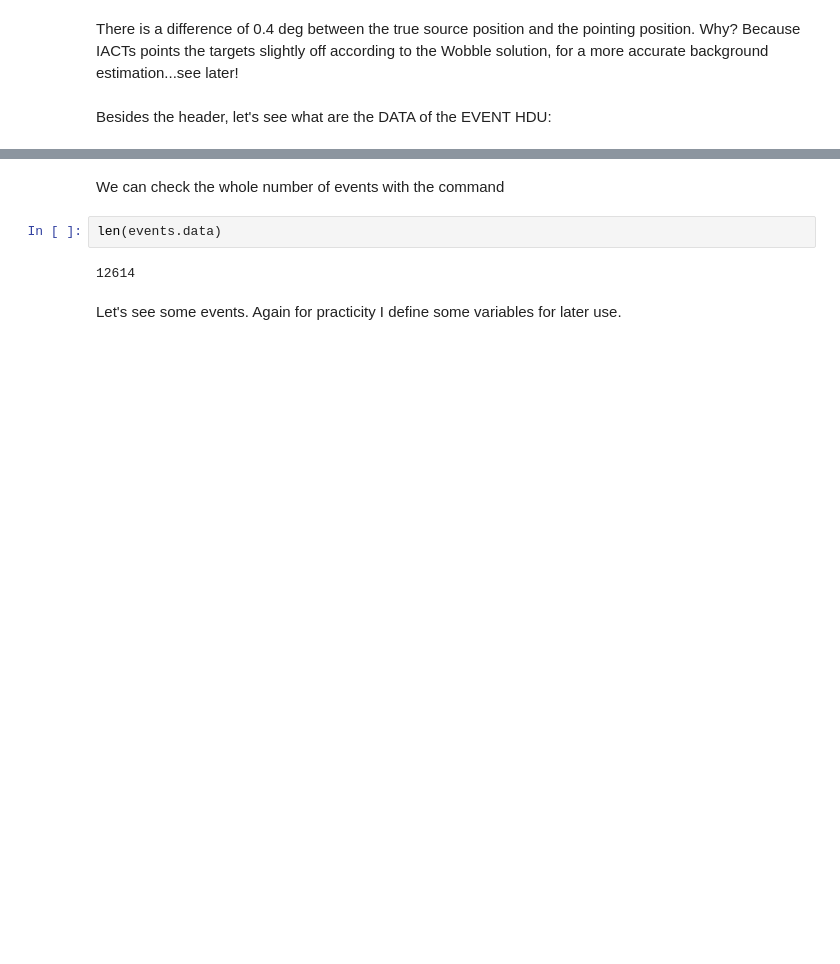
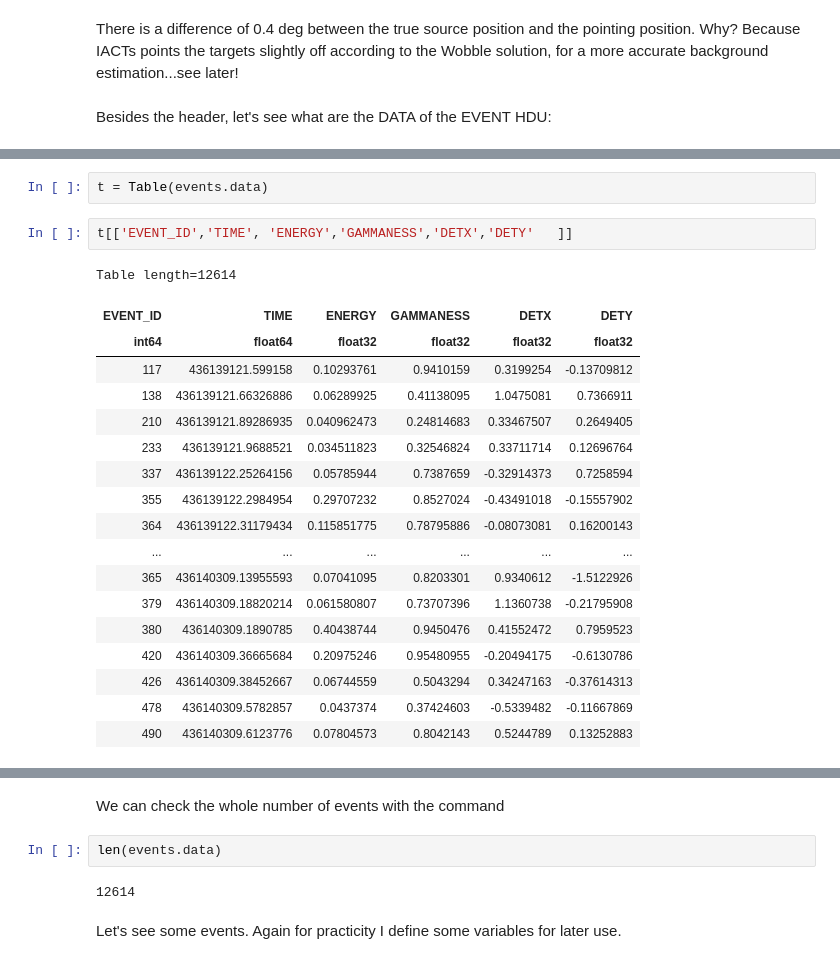
Before and after one commit to datacamp-astro/2022-arqus-bergen, a Jupyter notebook: hands_on/2_data_astro/astrodata_intro_astropy.ipynb, the cells around one changed output, grey strips where cells are left out. Cells and saved outputs as stored; diff of their text form; blank space fills up the shorter version.

```diff
--- a/hands_on/2_data_astro/astrodata_intro_astropy.ipynb
+++ b/hands_on/2_data_astro/astrodata_intro_astropy.ipynb
@@ -249,3 +271,26 @@ Table length=12614
 | 426 | 436140309.38452667 | 49.170494 | 41.202137 | 0.06744559 | 0.5043294 | 0.34247163 | -0.37614313 |
 | 478 | 436140309.5782857 | 50.177387 | 41.717915 | 0.0437374 | 0.37424603 | -0.5339482 | -0.11667869 |
 | 490 | 436140309.6123776 | 48.7267 | 41.627644 | 0.07804573 | 0.8042143 | 0.5244789 | 0.13252883 |
+# %%
+t = Table(events.data)
+# %%
+t[['EVENT_ID','TIME', 'ENERGY','GAMMANESS','DETX','DETY'   ]]
+# %% [output]
+Table length=12614
+| EVENT_ID | TIME | ENERGY | GAMMANESS | DETX | DETY |
+| int64 | float64 | float32 | float32 | float32 | float32 |
+| 117 | 436139121.599158 | 0.10293761 | 0.9410159 | 0.3199254 | -0.13709812 |
+| 138 | 436139121.66326886 | 0.06289925 | 0.41138095 | 1.0475081 | 0.7366911 |
+| 210 | 436139121.89286935 | 0.040962473 | 0.24814683 | 0.33467507 | 0.2649405 |
+| 233 | 436139121.9688521 | 0.034511823 | 0.32546824 | 0.33711714 | 0.12696764 |
+| 337 | 436139122.25264156 | 0.05785944 | 0.7387659 | -0.32914373 | 0.7258594 |
+| 355 | 436139122.2984954 | 0.29707232 | 0.8527024 | -0.43491018 | -0.15557902 |
+| 364 | 436139122.31179434 | 0.115851775 | 0.78795886 | -0.08073081 | 0.16200143 |
+| ... | ... | ... | ... | ... | ... |
+| 365 | 436140309.13955593 | 0.07041095 | 0.8203301 | 0.9340612 | -1.5122926 |
+| 379 | 436140309.18820214 | 0.061580807 | 0.73707396 | 1.1360738 | -0.21795908 |
+| 380 | 436140309.1890785 | 0.40438744 | 0.9450476 | 0.41552472 | 0.7959523 |
+| 420 | 436140309.36665684 | 0.20975246 | 0.95480955 | -0.20494175 | -0.6130786 |
+| 426 | 436140309.38452667 | 0.06744559 | 0.5043294 | 0.34247163 | -0.37614313 |
+| 478 | 436140309.5782857 | 0.0437374 | 0.37424603 | -0.5339482 | -0.11667869 |
+| 490 | 436140309.6123776 | 0.07804573 | 0.8042143 | 0.5244789 | 0.13252883 |
```
Also changed, not shown: parts of 11 cells of this notebook.
